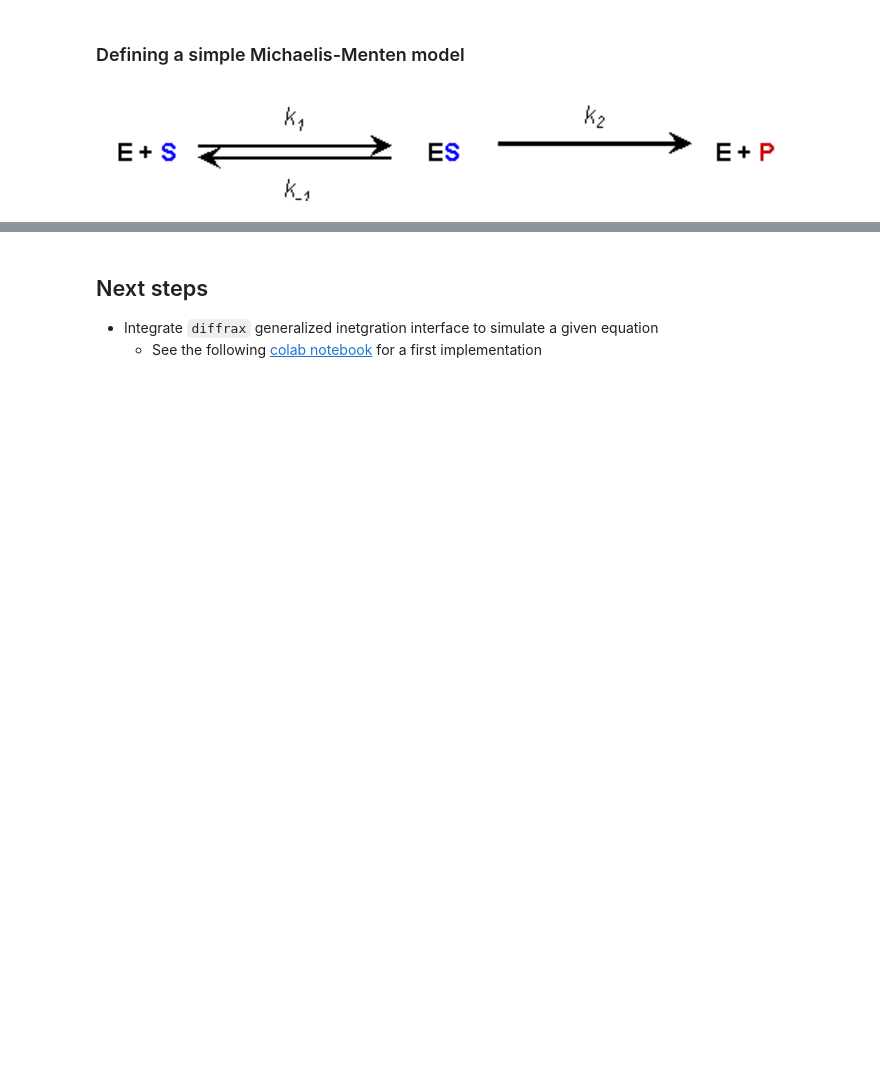
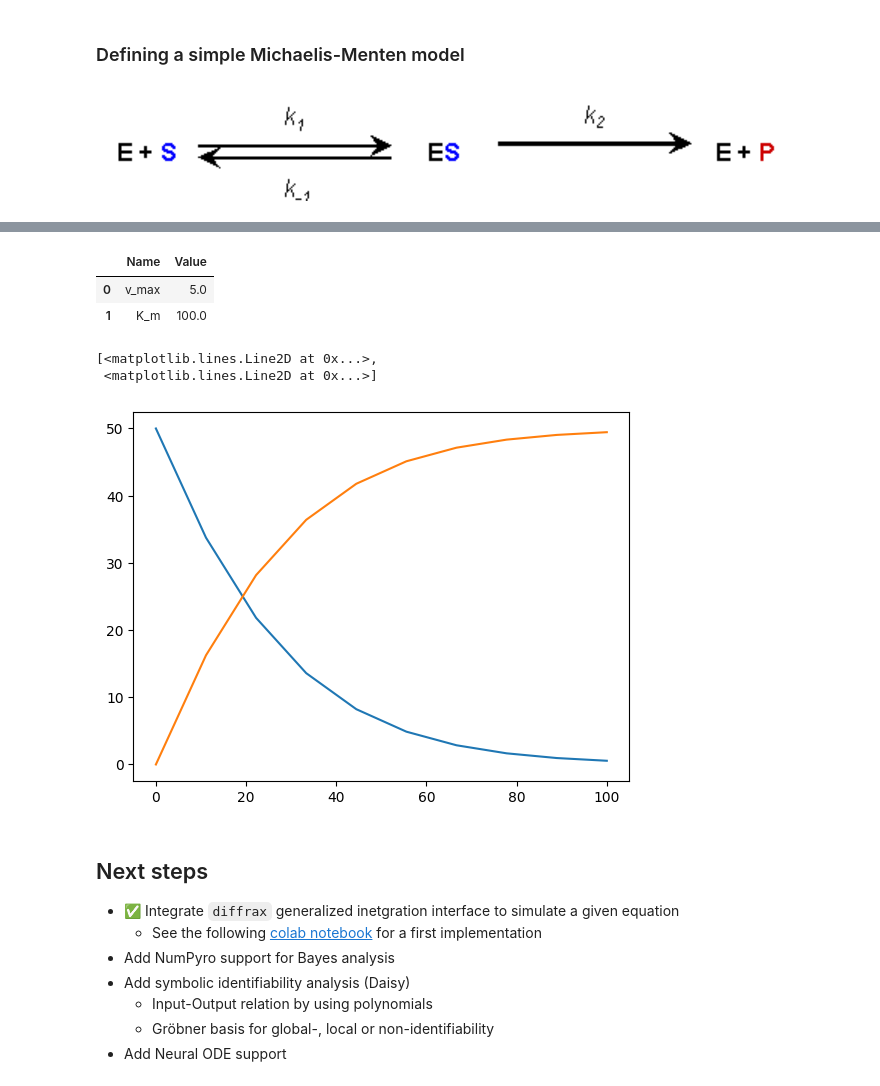
Before and after one commit to JR-1991/Catalax, a Jupyter notebook: TestModel.ipynb, the cells around one changed output, grey strips where cells are left out. Cells and saved outputs as stored; diff of their text form; code cells hidden in the pictures; blank space fills up the shorter version.

```diff
--- a/TestModel.ipynb
+++ b/TestModel.ipynb
@@ -9,20 +9,12 @@ from sysbiojax import Model
 model = Model(name="Simple menten model")
 
 # Add species
-species = {
-    "s1": "Substrate",
-    "s2": "Product",
-    "c1": "Enzyme-substrate complex",
-    "e1": "Enzyme"
-}
+model.add_species("s1, s2")
 
-model.add_species(**species)
+# Add ODEs
+model.add_ode("s1", "- (v_max * s1) / ( K_m + s1)")
+model.add_ode("s2", "(v_max * s1) / ( K_m + s1)")
 
-# Add ODE terms
-model.add_ode(species="s1", equation="c1 * k_1b - s1 * e1 * k1")
-model.add_ode(species="c1", equation="s1 * e1 * k1 - c1 * (k_1b + k2)")
-model.add_ode(species="s2", equation="c1 * k2")
-model.add_ode(species="e1", equation="c1 * (k2 + k_1b) - e1 * s1 * k1")
-
-# Add relational parameters
-model.add_parameter(name="E_tot", equation="e1 + c1")
+# Add parameter values
+model.parameters.v_max.value = 5.0
+model.parameters.K_m.value = 100.0
@@ -29,5 +31,31 @@ model.add_parameter(name="E_tot", equation="e1 + c1")
+# %%
+model.parameters
+# %% [output]
+|  | Name | Value |
+| 0 | v_max | 5.0 |
+| 1 | K_m | 100.0 |
+# %%
+intial_conditions = {"s1": 50.0, "s2": 0.0}
+
+time, states = model.simulate(
+    initial_conditions=intial_conditions,
+    t0=0, t1=100, dt0=0.1, nsteps=10
+)
+# %%
+import matplotlib.pyplot as plt
+
+plt.plot(time, states)
+# %% [output]
+[<matplotlib.lines.Line2D at 0x...>,
+ <matplotlib.lines.Line2D at 0x...>]
+[figure, added]
 # %% [markdown]
 ## Next steps
 
-* Integrate `diffrax` generalized inetgration interface to simulate a given equation
+* ✅ Integrate `diffrax` generalized inetgration interface to simulate a given equation
   * See the following [colab notebook](https://colab.research.google.com/drive/1TRAaZe0YV7WQR127s05GcFijXJ6wPZm4?usp=sharing) for a first implementation
+* Add NumPyro support for Bayes analysis
+* Add symbolic identifiability analysis (Daisy)
+  * Input-Output relation by using polynomials
+  * Gröbner basis for global-, local or non-identifiability
+* Add Neural ODE support
```
Also changed, not shown: parts of 1 cell of this notebook.
